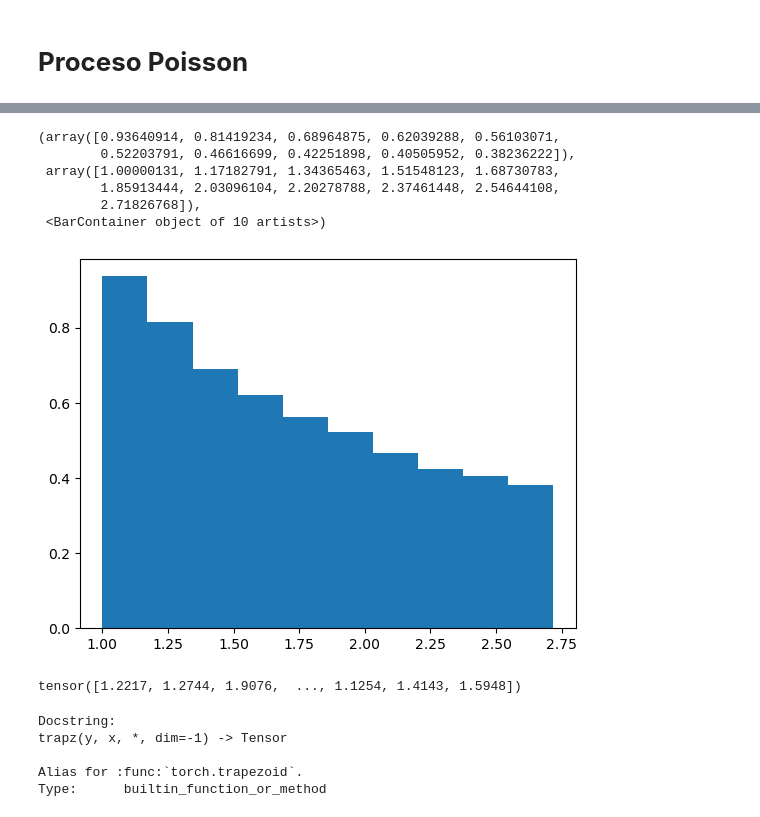
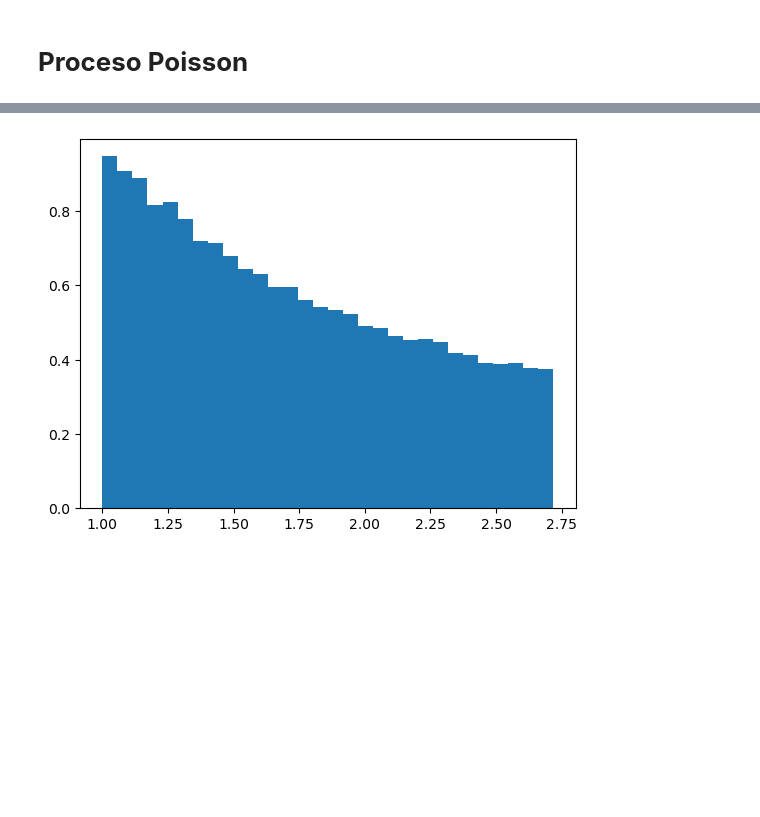
Before and after one commit to yaelrsc/Computaci-n-estad-stica-2026-2, a Jupyter notebook: Simulation/Poisson_process.ipynb, the cells around one changed output, grey strips where cells are left out. Drawn from its saved outputs; the diff is of its cells as text; code cells hidden in the pictures; blank space fills up the shorter version.

```diff
--- a/Simulation/Poisson_process.ipynb
+++ b/Simulation/Poisson_process.ipynb
@@ -174,31 +363,19 @@ pp.plot(tf=5.0, color="red", linestyle="--")
 # %%
-class CustomDist(torch.distributions.Distribution):
+# Generar números aleatorios para una distribución específica
+class LogUniform(torch.distributions.Distribution):
+
+    def __init__(self):
+
+        super().__init__(validate_args=False)
 
     def sample(self, sample_shape=torch.Size()):
         U = torch.rand(sample_shape)
         return torch.exp(U)
 # %%
-cd = CustomDist()
+cd = LogUniform()
 # %%
-x = cd.sample(torch.Size([10000]))
-plt.hist(x,density=True)
+x = cd.sample(torch.Size([100000]))
+plt.hist(x,density=True,bins=30)
+plt.show()
 # %% [output]
-(array([0.93640914, 0.81419234, 0.68964875, 0.62039288, 0.56103071,
-        0.52203791, 0.46616699, 0.42251898, 0.40505952, 0.38236222]),
- array([1.00000131, 1.17182791, 1.34365463, 1.51548123, 1.68730783,
-        1.85913444, 2.03096104, 2.20278788, 2.37461448, 2.54644108,
-        2.71826768]),
- <BarContainer object of 10 artists>)
-[figure, old version]
+[figure, new version]
-# %%
-cd.sample(torch.Size([100000]))
-# %% [output]
-tensor([1.2217, 1.2744, 1.9076,  ..., 1.1254, 1.4143, 1.5948])
-# %%
-torch.trapz?
-# %% [output]
-Docstring:
-trapz(y, x, *, dim=-1) -> Tensor
-
-Alias for :func:`torch.trapezoid`.
-Type:      builtin_function_or_method
```
Also changed, not shown: parts of 6 cells of this notebook, 3 other files.
